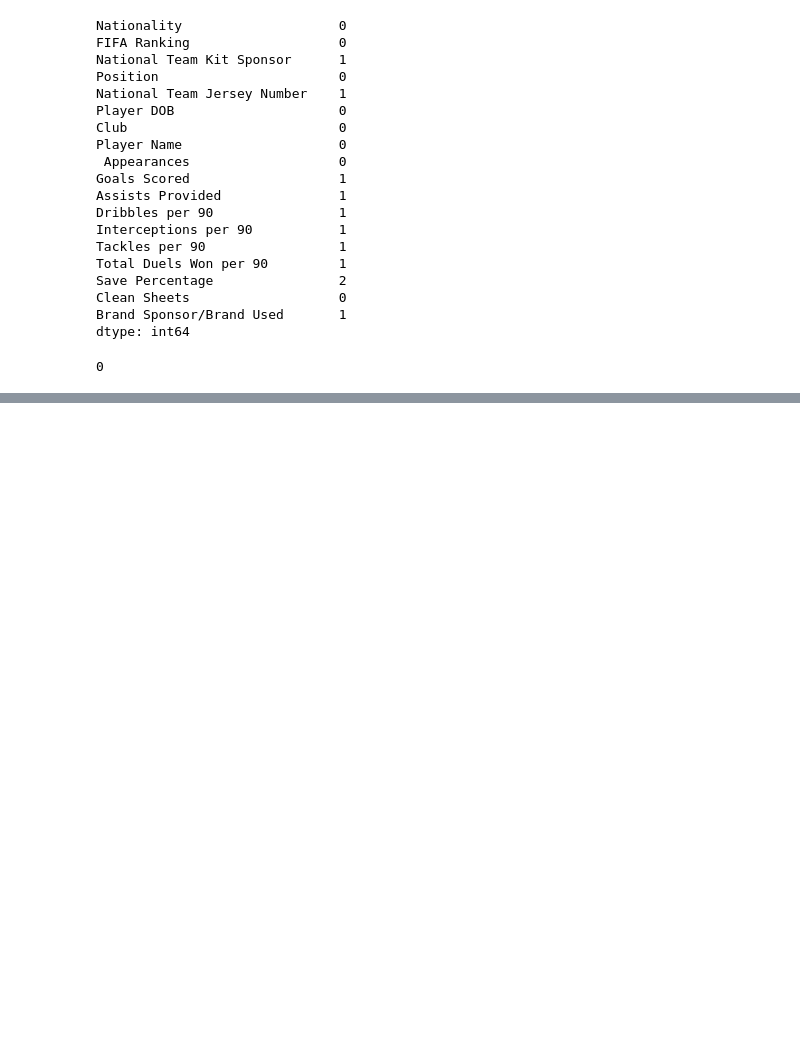
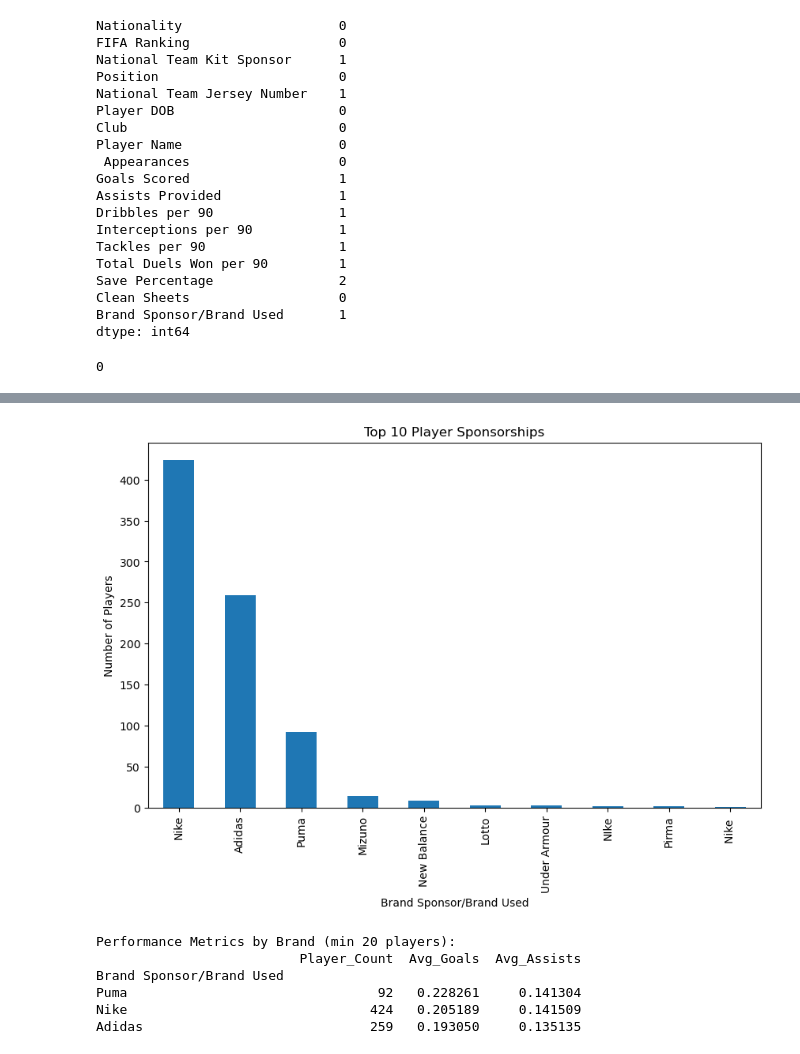
Before and after one commit to Reshy07/Data-Analysis, a Jupyter notebook: notebooks/Task.ipynb, the cells around one changed output, grey strips where cells are left out. Cells and saved outputs as stored; diff of their text form; code cells hidden in the pictures; blank space fills up the shorter version.

```diff
--- a/notebooks/Task.ipynb
+++ b/notebooks/Task.ipynb
@@ -137,0 +251,26 @@ df.duplicated().sum()
+# %%
+# Most common brand sponsors
+brand_counts = df['Brand Sponsor/Brand Used'].value_counts().head(10)
+plt.figure(figsize=(10,6))
+brand_counts.plot(kind='bar')
+plt.title('Top 10 Player Sponsorships')
+plt.ylabel('Number of Players')
+plt.show()
+
+# Performance by brand (for brands with at least 20 players)
+brand_stats = df.groupby('Brand Sponsor/Brand Used').agg(
+    Player_Count=('Player Name ', 'count'),
+    Avg_Goals=('Goals Scored ', 'mean'),
+    Avg_Assists=('Assists Provided ', 'mean')
+).query('Player_Count >= 20').sort_values('Avg_Goals', ascending=False)
+
+print("\nPerformance Metrics by Brand (min 20 players):")
+print(brand_stats)
+# %% [output]
+[figure, added]
+Performance Metrics by Brand (min 20 players):
+                          Player_Count  Avg_Goals  Avg_Assists
+Brand Sponsor/Brand Used
+Puma                                92   0.228261     0.141304
+Nike                               424   0.205189     0.141509
+Adidas                             259   0.193050     0.135135
```
Also changed, not shown: parts of 7 cells of this notebook.
